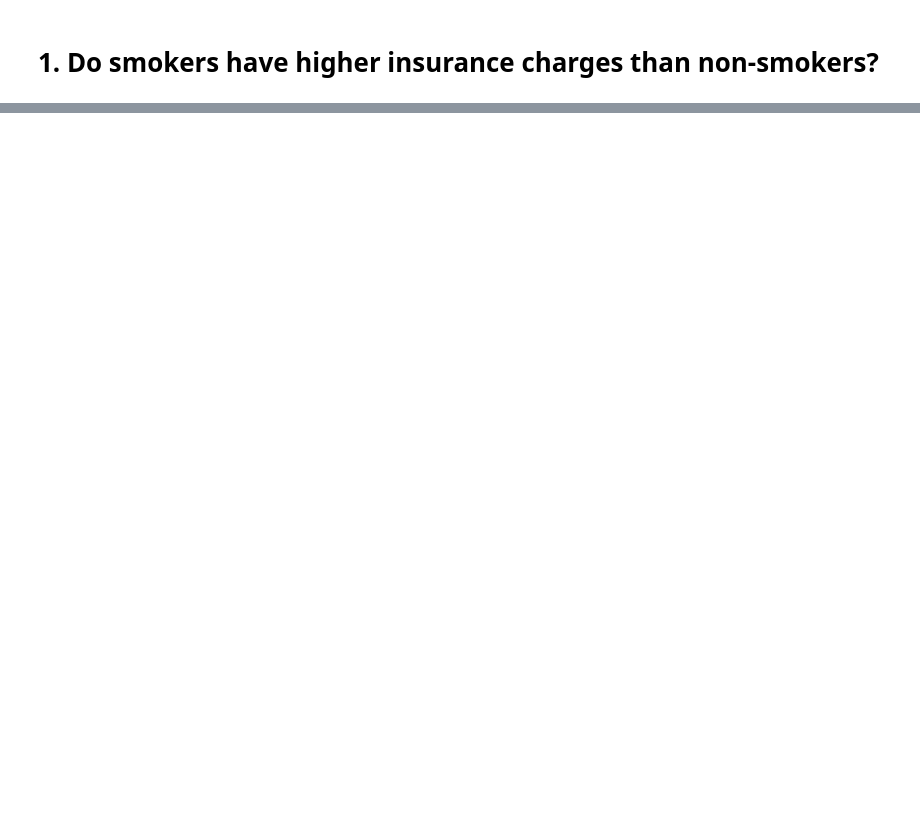
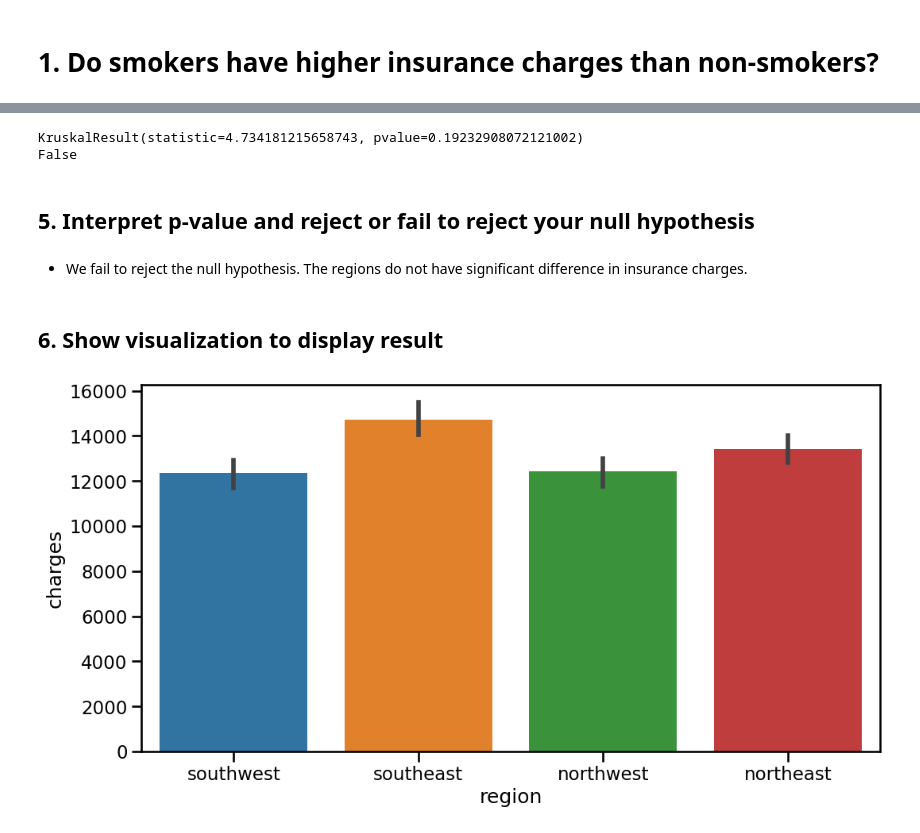
Before and after one commit to tjbingamon/Hypothesis-Testing-with-Insurance-Data, a Jupyter notebook: Hypothesis Testing with Insurance Data (Core).ipynb, the cells around one changed output, grey strips where cells are left out. Saved outputs shown, nothing was run; the diff lists cells and outputs as text; code cells hidden in the pictures; blank space fills up the shorter version.

```diff
--- a/Hypothesis Testing with Insurance Data (Core).ipynb
+++ b/Hypothesis Testing with Insurance Data (Core).ipynb
@@ -48,0 +367,20 @@ memory usage: 10.6+ KB
+# %%
+# perform the correct hypothesis test
+# note again the use of the * operator for convenience
+result = stats.kruskal( *groups.values())
+print(result)
+print(result.pvalue<.05)
+# %% [output]
+KruskalResult(statistic=4.734181215658743, pvalue=0.19232908072121002)
+False
+# %% [markdown]
+## 5. Interpret p-value and reject or fail to reject your null hypothesis
+# %% [markdown]
+ - We fail to reject the null hypothesis.  The regions do not have significant difference in insurance charges.
+# %% [markdown]
+## 6. Show visualization to display result
+# %%
+## visualizing means. ci=68 makes easier to compare error bars
+ax = sns.barplot(data=df, x='region', y='charges', errorbar=('ci', 68))
+# %% [output]
+[figure, added]
```
Also changed, not shown: parts of 60 cells of this notebook.
